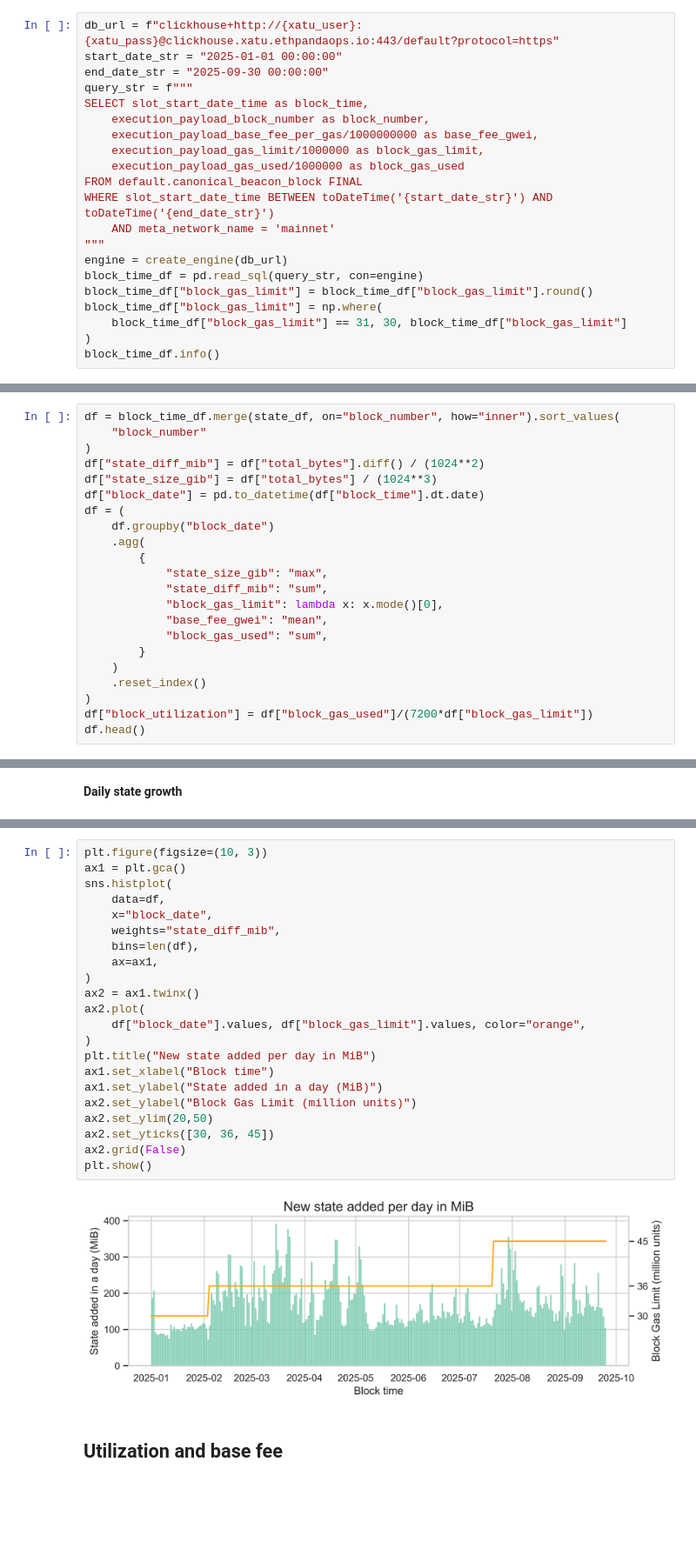
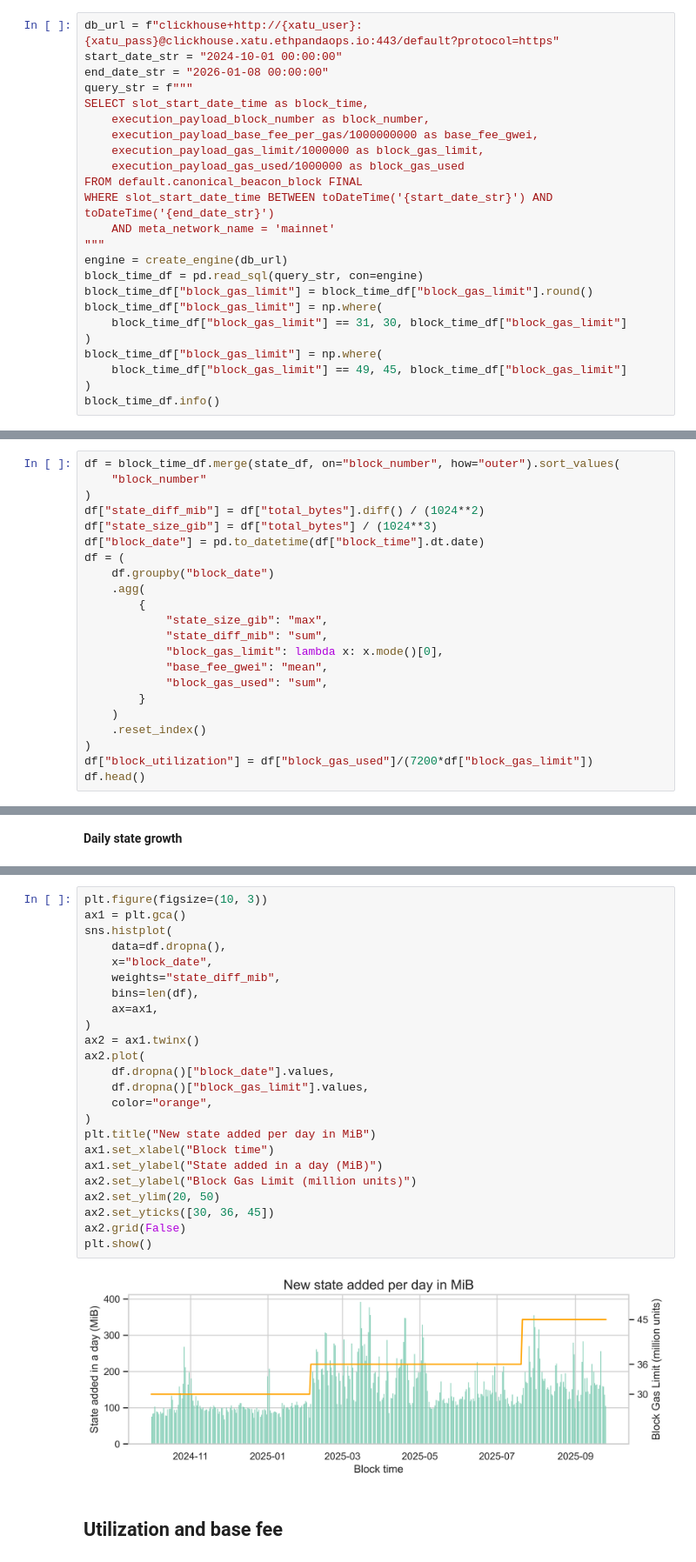
Before and after one commit to misilva73/evm-gas-repricings, a Jupyter notebook: notebooks/0.6-state_growth_EDA_v2.ipynb, the cells around one changed output, grey strips where cells are left out. Shown at 87% size. Saved outputs shown, nothing was run; the diff lists cells and outputs as text; blank space fills up the shorter version.

Commit message:
update state growth EDA v2 - more data

```diff
--- a/notebooks/0.6-state_growth_EDA_v2.ipynb
+++ b/notebooks/0.6-state_growth_EDA_v2.ipynb
@@ -36,8 +36,8 @@ xatu_pass = secrets_dict["xatu_password"]
 ### Block number to timestamp map
 # %%
 db_url = f"clickhouse+http://{xatu_user}:{xatu_pass}@clickhouse.xatu.ethpandaops.io:443/default?protocol=https"
-start_date_str = "2025-01-01 00:00:00"
-end_date_str = "2025-09-30 00:00:00"
+start_date_str = "2024-10-01 00:00:00"
+end_date_str = "2026-01-08 00:00:00"
 query_str = f"""
 SELECT slot_start_date_time as block_time,
     execution_payload_block_number as block_number,
@@ -54,6 +54,9 @@ block_time_df["block_gas_limit"] = block_time_df["block_gas_limit"].round()
 block_time_df["block_gas_limit"] = np.where(
     block_time_df["block_gas_limit"] == 31, 30, block_time_df["block_gas_limit"]
 )
+block_time_df["block_gas_limit"] = np.where(
+    block_time_df["block_gas_limit"] == 49, 45, block_time_df["block_gas_limit"]
+)
 block_time_df.info()
 # %% [output]
 <class 'pandas.core.frame.DataFrame'>
@@ -109,7 +112,7 @@ memory usage: 102.4 MB
 # %% [markdown]
 ### Join data and aggregate data
 # %%
-df = block_time_df.merge(state_df, on="block_number", how="inner").sort_values(
+df = block_time_df.merge(state_df, on="block_number", how="outer").sort_values(
     "block_number"
 )
 df["state_diff_mib"] = df["total_bytes"].diff() / (1024**2)
@@ -223,27 +229,29 @@ plt.show()
 # %%
 plt.figure(figsize=(10, 3))
 ax1 = plt.gca()
 sns.histplot(
-    data=df,
+    data=df.dropna(),
     x="block_date",
     weights="state_diff_mib",
     bins=len(df),
     ax=ax1,
 )
 ax2 = ax1.twinx()
 ax2.plot(
-    df["block_date"].values, df["block_gas_limit"].values, color="orange",
+    df.dropna()["block_date"].values,
+    df.dropna()["block_gas_limit"].values,
+    color="orange",
 )
 plt.title("New state added per day in MiB")
 ax1.set_xlabel("Block time")
 ax1.set_ylabel("State added in a day (MiB)")
 ax2.set_ylabel("Block Gas Limit (million units)")
-ax2.set_ylim(20,50)
+ax2.set_ylim(20, 50)
 ax2.set_yticks([30, 36, 45])
 ax2.grid(False)
 plt.show()
 # %% [output]
-[figure, old version]
+[figure, new version]
 # %% [markdown]
 ## Utilization and base fee
 # %% [markdown]
```
Also changed, not shown: parts of 14 cells of this notebook.
